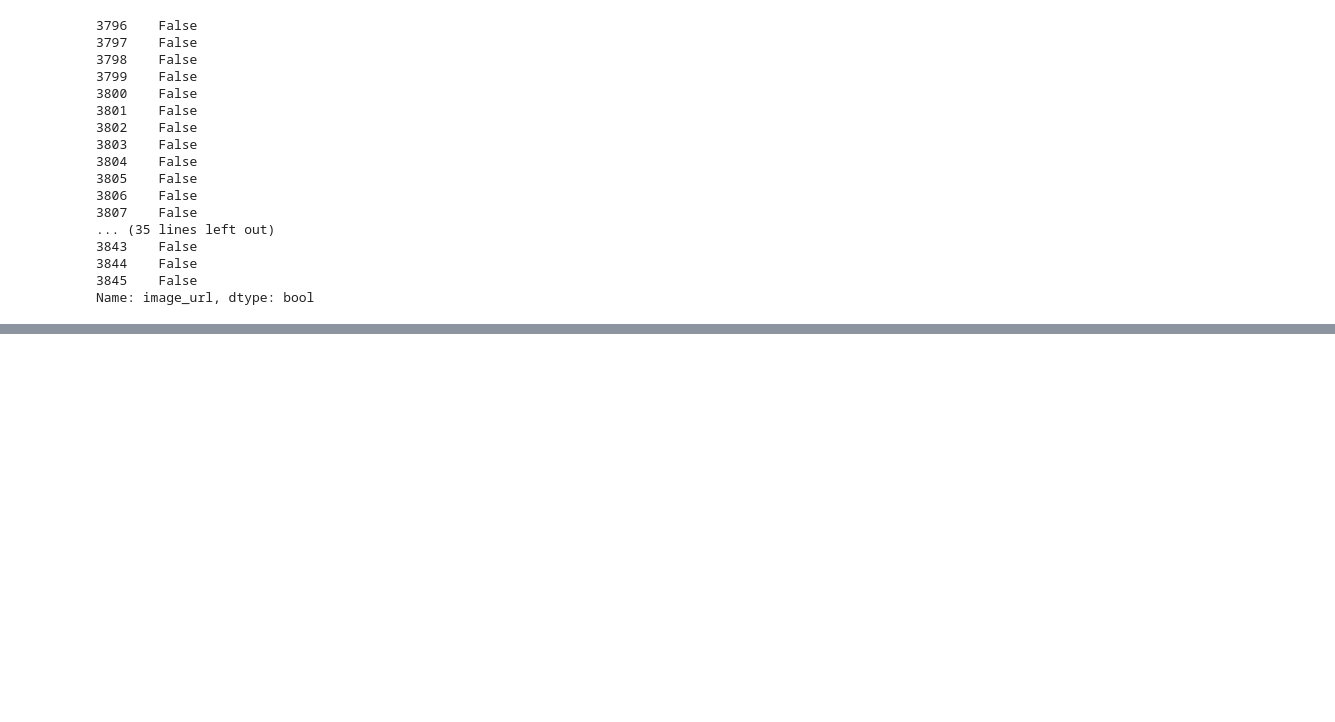
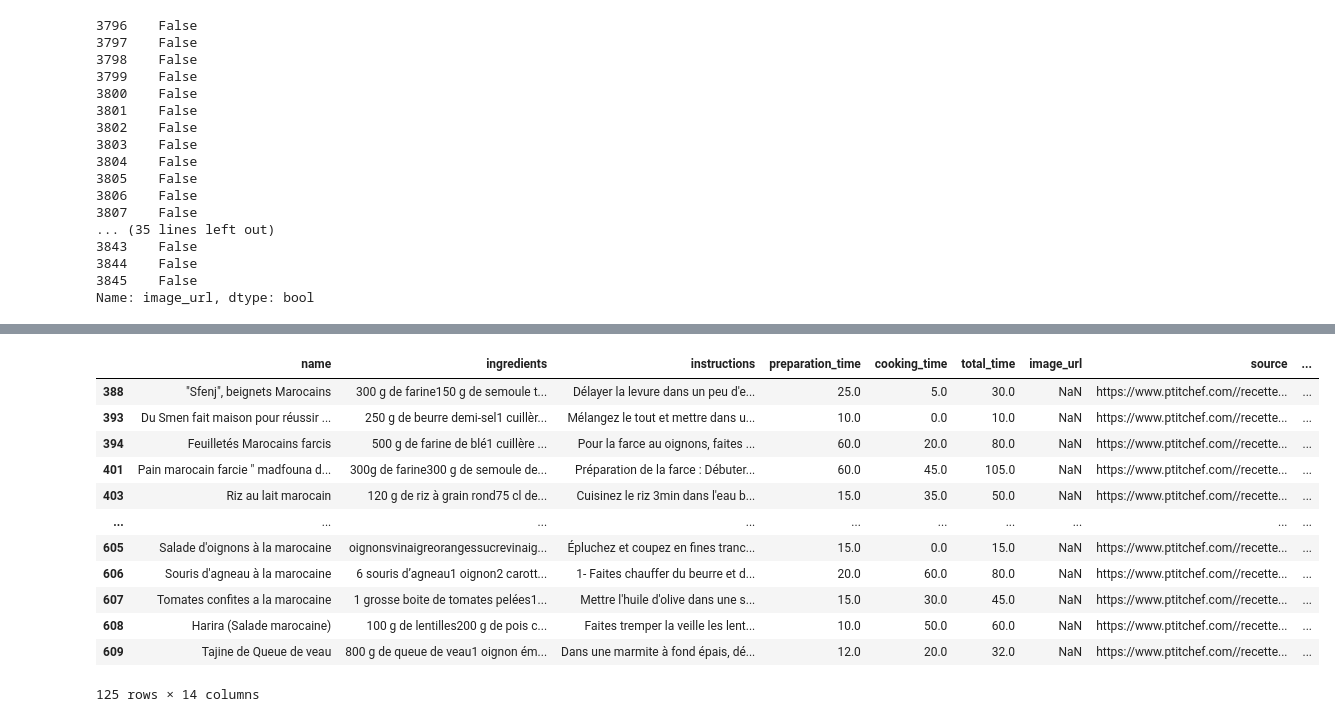
Before and after one commit to smahbblm/recettes_maroc, a Jupyter notebook: data/data_cellule.ipynb, the cells around one changed output, grey strips where cells are left out. Cells and saved outputs as stored; diff of their text form; code cells hidden in the pictures; blank space fills up the shorter version.

```diff
--- a/data/data_cellule.ipynb
+++ b/data/data_cellule.ipynb
@@ -456,0 +472,16 @@ Name: image_url, dtype: bool
+# %%
+dataframe[dataframe['image_url'].isnull()]
+# %% [output]
+|  | name | ingredients | instructions | preparation_time | cooking_time | total_time | image_url | source | ... |
+| 388 | "Sfenj", beignets Marocains | 300 g de farine150 g de semoule t... | Délayer la levure dans un peu d'e... | 25.0 | 5.0 | 30.0 | NaN | https://www.ptitchef.com//recette... | ... |
+| 393 | Du Smen fait maison pour réussir ... | 250 g de beurre demi-sel1 cuillèr... | Mélangez le tout et mettre dans u... | 10.0 | 0.0 | 10.0 | NaN | https://www.ptitchef.com//recette... | ... |
+| 394 | Feuilletés Marocains farcis | 500 g de farine de blé1 cuillère ... | Pour la farce au oignons, faites ... | 60.0 | 20.0 | 80.0 | NaN | https://www.ptitchef.com//recette... | ... |
+| 401 | Pain marocain farcie " madfouna d... | 300g de farine300 g de semoule de... | Préparation de la farce : Débuter... | 60.0 | 45.0 | 105.0 | NaN | https://www.ptitchef.com//recette... | ... |
+| 403 | Riz au lait marocain | 120 g de riz à grain rond75 cl de... | Cuisinez le riz 3min dans l'eau b... | 15.0 | 35.0 | 50.0 | NaN | https://www.ptitchef.com//recette... | ... |
+| ... | ... | ... | ... | ... | ... | ... | ... | ... | ... |
+| 605 | Salade d'oignons à la marocaine | oignonsvinaigreorangessucrevinaig... | Épluchez et coupez en fines tranc... | 15.0 | 0.0 | 15.0 | NaN | https://www.ptitchef.com//recette... | ... |
+| 606 | Souris d'agneau à la marocaine | 6 souris d’agneau1 oignon2 carott... | 1- Faites chauffer du beurre et d... | 20.0 | 60.0 | 80.0 | NaN | https://www.ptitchef.com//recette... | ... |
+| 607 | Tomates confites a la marocaine | 1 grosse boite de tomates pelées1... | Mettre l'huile d'olive dans une s... | 15.0 | 30.0 | 45.0 | NaN | https://www.ptitchef.com//recette... | ... |
+| 608 | Harira (Salade marocaine) | 100 g de lentilles200 g de pois c... | Faites tremper la veille les lent... | 10.0 | 50.0 | 60.0 | NaN | https://www.ptitchef.com//recette... | ... |
+| 609 | Tajine de Queue de veau | 800 g de queue de veau1 oignon ém... | Dans une marmite à fond épais, dé... | 12.0 | 20.0 | 32.0 | NaN | https://www.ptitchef.com//recette... | ... |
+125 rows × 14 columns
```
Also changed, not shown: parts of 10 cells of this notebook, 7 other files.
